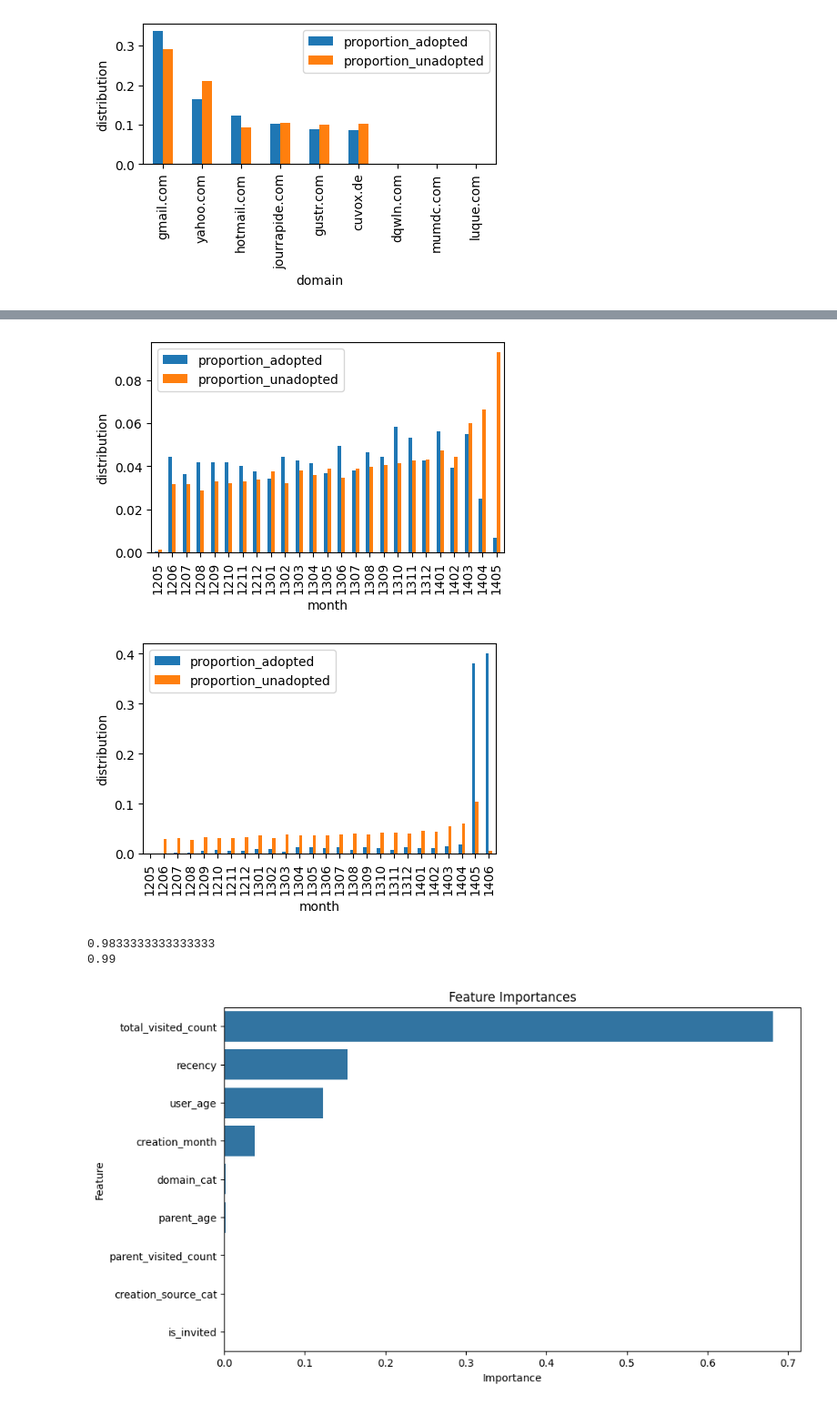
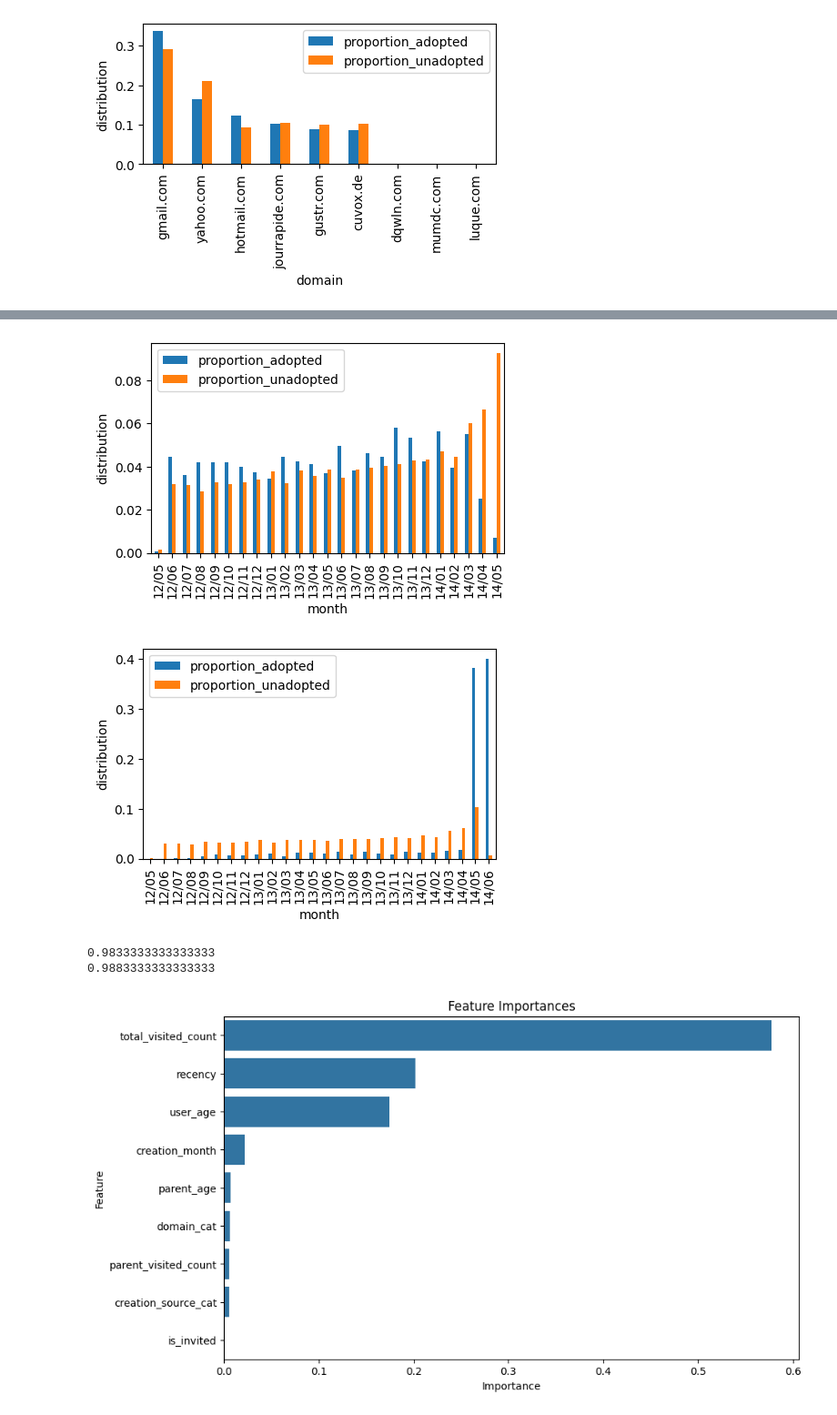
Before and after one commit to grvvrmtech/AdoptedAnalysis, a Jupyter notebook: Adopted_users.ipynb, the cells around one changed output, grey strips where cells are left out. Shown at 91% size. Saved outputs shown, nothing was run; the diff lists cells and outputs as text; code cells hidden in the pictures.

```diff
--- a/Adopted_users.ipynb
+++ b/Adopted_users.ipynb
@@ -388,6 +462,6 @@ There is no significant association between 'domain' and 'is_adopted_user'.
 # %%
-axis = pd.merge(true_data.creation_time.apply(lambda x : x.date().strftime('%y%m')).value_counts(normalize=True),
-         false_data.creation_time.apply(lambda x : x.date().strftime('%y%m')).value_counts(normalize=True),
+axis = pd.merge(true_data.creation_time.apply(lambda x : x.date().strftime('%y/%m')).value_counts(normalize=True),
+         false_data.creation_time.apply(lambda x : x.date().strftime('%y/%m')).value_counts(normalize=True),
          how='outer',
          on='creation_time',
          suffixes=('_adopted', '_unadopted')).sort_index().plot(
@@ -397,12 +471,12 @@ axis = pd.merge(true_data.creation_time.apply(lambda x : x.date().strftime('%y%m
              xlabel='month',
              fontsize=10)
 # %% [output]
-[figure, old version]
+[figure, new version]
 # %%
 # this shows that user age is more relevant to adoption user rate
 # %%
-axis = pd.merge(true_data.last_session_creation_time.apply(lambda x : x.date().strftime('%y%m')).value_counts(normalize=True),
-         false_data.last_session_creation_time.apply(lambda x : x.date().strftime('%y%m')).value_counts(normalize=True),
+axis = pd.merge(true_data.last_session_creation_time.apply(lambda x : x.date().strftime('%y/%m')).value_counts(normalize=True),
+         false_data.last_session_creation_time.apply(lambda x : x.date().strftime('%y/%m')).value_counts(normalize=True),
          how='outer',
          on='last_session_creation_time',
          suffixes=('_adopted', '_unadopted')).sort_index().plot(
@@ -412,5 +486,5 @@ axis = pd.merge(true_data.last_session_creation_time.apply(lambda x : x.date().s
              xlabel='month',
              fontsize=10)
 # %% [output]
-[figure, old version]
+[figure, new version]
 # %%
@@ -433,33 +507,33 @@ for data in sss.split(X, Y):
   # print(X_train.shape, X_test.shape, y_train.shape, y_test.shape)
 
   model = RandomForestClassifier(
       n_estimators=10,
-      max_depth=5,
+      max_depth=10,
       random_state=42
   )
   model.fit(X_train, y_train)
   y_pred = model.predict(X_test)
 
   if accuracy_best < accuracy_score(y_test, y_pred):
     accuracy_best = accuracy_score(y_test, y_pred)
     best_model = model
     print(accuracy_best)
 
 # Get feature importances
 importances = best_model.feature_importances_
 
 # Create a DataFrame for better visualization
 feature_importance_df = pd.DataFrame({
     'Feature': X.columns,
     'Importance': importances
 }).sort_values(by='Importance', ascending=False)
 
 # Plot feature importances
 plt.figure(figsize=(10, 6))
 sns.barplot(x='Importance', y='Feature', data=feature_importance_df)
 plt.title('Feature Importances')
 plt.show()
 # %% [output]
 0.9833333333333333
-0.99
+0.9883333333333333
-[figure, old version]
+[figure, new version]
```
Also changed, not shown: parts of 7 cells of this notebook.
